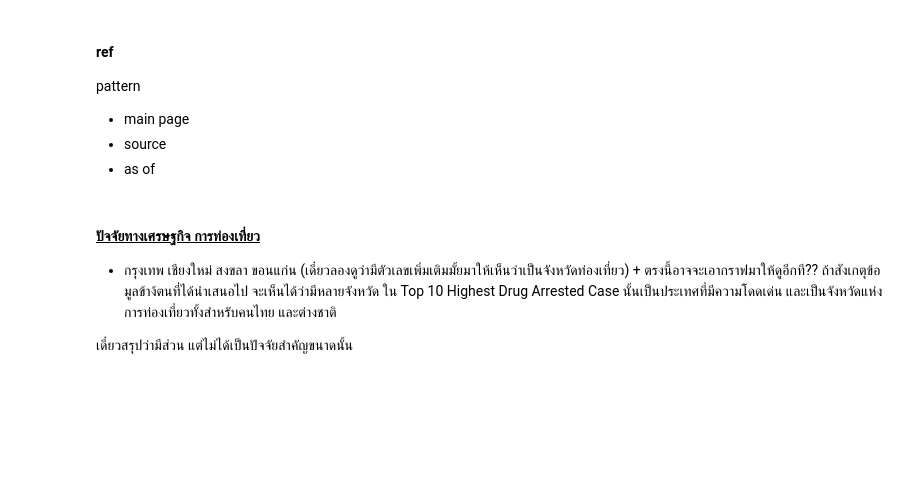
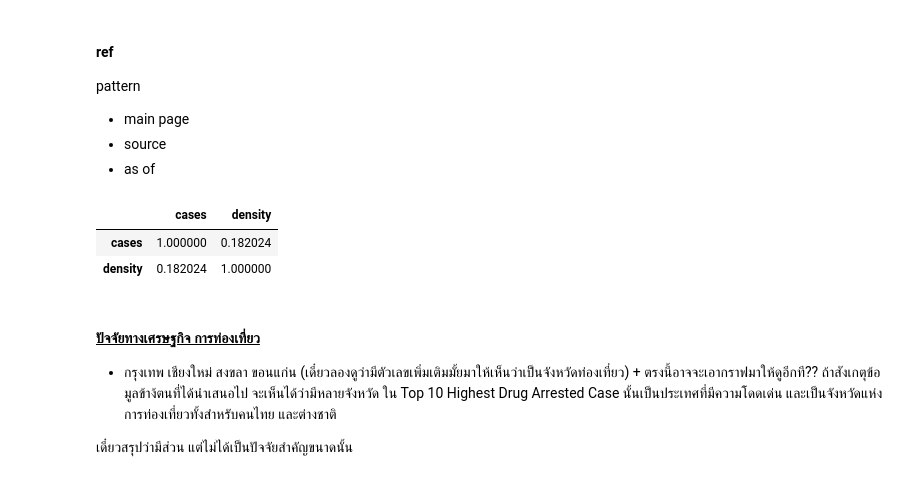
Before and after one commit to punnnnnnnnn/assignments2, a Jupyter notebook: assignment2.ipynb, the cells around one changed output. Saved outputs shown, nothing was run; the diff lists cells and outputs as text; code cells hidden in the pictures; blank space fills up the shorter version.

```diff
--- a/assignment2.ipynb
+++ b/assignment2.ipynb
@@ -68,17 +59,17 @@ df.head()
 # %% [markdown]
 - bar chart แสดงเปรียบเทียบ 10 จังหวัดที่มีจำนวนคดียาเสพติดสูงสุด ในปี 2565
 # %%
-df_for_bar = df[['budgetYear', 'PROV_NAME', 'arrestAll_case', 'arrestAll_per', 'prov_en']][df["budgetYear"] == "2565"].copy()
-df_for_bar.sort_values("arrestAll_case", ascending = False, inplace = True)
+df_cases = df[['budgetYear', 'PROV_NAME', 'arrestAll_case', 'arrestAll_per', 'prov_en',]][df["budgetYear"] == "2565"].copy()
+df_cases.sort_values("arrestAll_case", ascending = False, inplace = True)
 
-df_top_x = df_for_bar[:10]
+df_top_x = df_cases[:10]
 
 sns.barplot(
     data = df_top_x,
     x = "arrestAll_case",
     y = "prov_en",
-    palette = ["#a91616" for _ in range(len(df_top_x))], # just to eliminate warning
-    hue = "prov_en",
+    palette = ["#a91616" for _ in range(len(df_top_x))], # just to eliminate the warning
+    hue = "prov_en", # just to eliminate the warning
 )
 
 plt.xlabel("Cases")
@@ -156,6 +132,7 @@ pattern
 - as of
 # %%
 df_pop = pd.read_csv("./data/thailand_population_by_prov_year.csv")
+df_pop = df_pop[df_pop["lsyymm"].astype(str).str.contains(r"^65")]
 df_pop = df_pop[["lsccDesc", "lssumtotTot"]].copy()
 df_pop.columns = ["province", "population"]
 df_pop["province"] = df_pop["province"].str.replace("จังหวัด", "").copy()
@@ -167,3 +144,27 @@ df_area.columns = ["province", "area"]
 df_density = pd.merge(left = df_pop, right = df_area, how = "left")
 df_density["area"] = df_density["area"].apply(lambda x: re.sub(r"\[\d+(?!,)\]", "", x.replace(",", ""))).astype(float).copy()
 df_density["density"] = round(df_density["population"] / df_density["area"])
+
+with open("./data/provinces.geojson", encoding="utf8") as geo:
+    geojson = json.load(geo)
+
+state_id = {}
+for feature in geojson["features"]:
+    feature["id"] = feature["properties"]["pro_code"]
+    state_id[feature["properties"]["pro_th"]] = feature["id"]
+
+df_density["id"] = df_density["province"].apply(lambda x: state_id[x])
+df_density["density_scale"] = np.log10(df_density["density"]).round(2)
+
+fig = px.choropleth(
+    geojson = geojson,
+    data_frame = df_density,
+    locations = "id",
+    hover_name = "province",
+    hover_data = "density",
+    color = "density_scale",
+    scope = "asia",
+    color_continuous_scale="orrd",
+)
+fig.update_geos(fitbounds = "locations", visible = False)
+fig.show()
@@ -196,3 +171,15 @@ fig.show()
+# %%
+#correlation ได้มั้ยนะ
+tmp1 = df_cases[["PROV_NAME", "arrestAll_case"]].copy()
+tmp1.columns = ["province", "cases"]
+tmp2 = df_density[["province", "density"]].copy()
+
+df_corr = pd.merge(left = tmp1, right = tmp2, on = "province", how = "left").copy()
+df_corr.sort_values("cases", ascending = False)[["cases", "density"]].corr()
+# %% [output]
+|  | cases | density |
+| cases | 1.000000 | 0.182024 |
+| density | 0.182024 | 1.000000 |
 # %% [markdown]
 #### <u>ปัจจัยทางเศรษฐกิจ การท่องเที่ยว</u>
 - กรุงเทพ เชียงใหม่ สงขลา ขอนแก่น  (เดี๋ยวลองดูว่ามีตัวเลขเพิ่มเติมมั้ยมาให้เห็นว่าเป็นจังหวัดท่องเที่ยว) + ตรงนี้อาจจะเอากราฟมาให้ดูอีกที??
```
Also changed, not shown: parts of 6 cells of this notebook.
